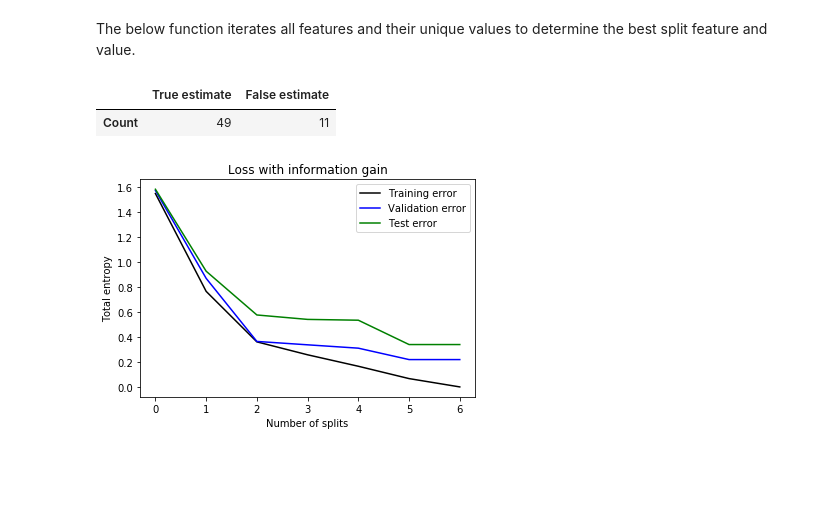
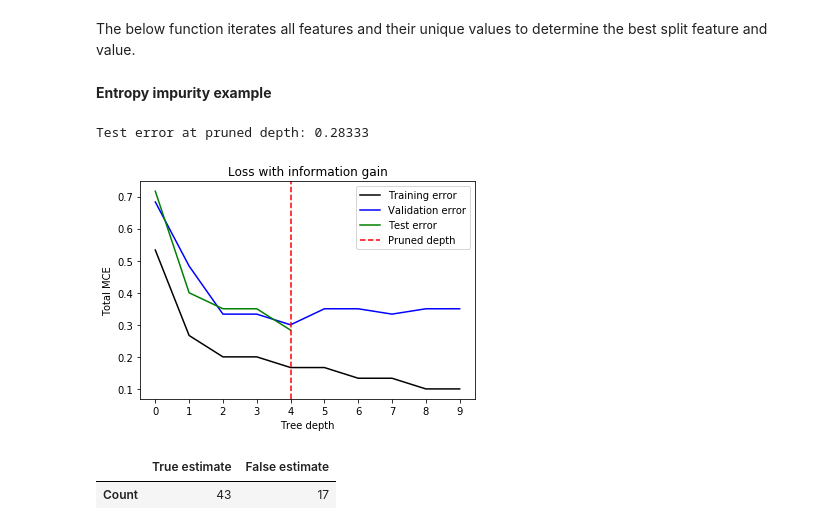
Before and after one commit to akinelden/cmpe480-fall19-project3, a Jupyter notebook: source.ipynb, the cells around one changed output. Drawn from its saved outputs; the diff is of its cells as text; code cells hidden in the pictures; blank space fills up the shorter version.

Commit message:
Misclassification error added as loss function and examples are plotted

```diff
--- a/source.ipynb
+++ b/source.ipynb
@@ -134,11 +161,11 @@ def treeGrowth(train, validation, impurityMeasure="entropy"):
     # Each created node is added to a priority queue and
     # the one with highest impurity is prioritized
     nodeQueue = []
-    root = Node(impMeasure(train), train, impMeasure(validation), validation)
+    root = Node(impMeasure(train), train, validation)
     heappush(nodeQueue, root)
     # Impurity measurements by each split is stored in list
-    totalTrainImp = [impMeasure(train)]
-    totalValidImp = [impMeasure(validation)]
+    totalTrainMCE = [root.trainMCE]
+    totalValidMCE = [root.validationMCE]
     totalTrainRow = len(train)
     totalValidRow = len(validation)
     level = 0
@@ -147,17 +174,18 @@ def treeGrowth(train, validation, impurityMeasure="entropy"):
         if currentNode.trainImp == 0:
             break # all nodes are pure
         currentNode.assignLevel(level)
-        feature, value, perf, childImps = findBestSplit(currentNode.trainData, currentNode.trainImp, perfMeasure)
+        feature, value, perf, childImps, childData = findBestSplit(currentNode.trainData, currentNode.trainImp, perfMeasure)
         if perf <= 0:
             continue # no training performance improvement, don't split the node
         leftValidation = currentNode.validationData[currentNode.validationData[feature] <= value]
         rightValidation = currentNode.validationData[currentNode.validationData[feature] > value]
-        validationPerf, childValImps = perfMeasure(currentNode.validationImp, [leftValidation, rightValidation])
-        totalTrainImp.append(np.round( totalTrainImp[level] - perf * len(currentNode.trainData) / totalTrainRow , 5))
-        totalValidImp.append( np.round( totalValidImp[level] - validationPerf * len(currentNode.validationData) / totalValidRow , 5))
-        leftChild, rightChild = currentNode.split(feature, value, childImps, childValImps)
+        leftChild, rightChild = currentNode.split(feature, value, childData, childImps)
+        trainLossChange = lossImprovement(currentNode.trainMCE, childData, [leftChild.trainMCE, rightChild.trainMCE])
+        validationLossChange = lossImprovement(currentNode.validationMCE, [leftValidation, rightValidation], [leftChild.validationMCE, rightChild.validationMCE])
+        totalTrainMCE.append(np.round( totalTrainMCE[level] - trainLossChange * currentNode.trainSize / totalTrainRow , 5))
+        totalValidMCE.append( np.round( totalValidMCE[level] - validationLossChange * currentNode.validationSize / totalValidRow , 5))
         heappush(nodeQueue, leftChild)
         heappush(nodeQueue, rightChild)
         level += 1
-    return root, totalTrainImp, totalValidImp
+    return root, totalTrainMCE, totalValidMCE
 # %%
@@ -202,18 +226,18 @@ def predictTestData(test, root, split_number, impurityMeasure="entropy"):
 # %%
-def plotImpurityGraph(trainResults, validationResults, testResults, impurityMeasure):
+def plotImpurityGraph(trainResults, validationResults, testResults, impurityMeasure, split_number):
     splits = np.arange(len(trainResults))
     plt.figure()
     plt.plot(splits, trainResults, 'k-', label='Training error')
     plt.plot(splits, validationResults, 'b-', label='Validation error')
-    plt.plot(splits, testResults, 'g-', label='Test error')
-    plt.xlabel("Number of splits")
+    plt.plot(splits[:len(testResults)], testResults, 'g-', label='Test error')
+    plt.xlabel("Tree depth")
+    plt.axvline(split_number, color="r", linestyle='--', label='Pruned depth')
     plt.xticks(splits, splits)
+    plt.ylabel("Total MCE")
     if impurityMeasure == "entropy":
         plt.title("Loss with information gain")
-        plt.ylabel("Total entropy")
     elif impurityMeasure == "gini":
         plt.title("Loss with gini impurity")
-        plt.ylabel("Total gini")
     plt.legend()
 # %%
 def decisionLearning(data, impurityMeasure="entropy", tr_val_te_ratios=[0.2, 0.4, 0.4], seed=480):
@@ -225,16 +249,23 @@ def decisionLearning(data, impurityMeasure="entropy", tr_val_te_ratios=[0.2, 0.4
     training = shuffled[:tr]
     validation = shuffled[tr:val]
     test = shuffled[val:]
-    root, trainImps, validImps = treeGrowth(training, validation, impurityMeasure)
+    root, trainLoss, validLoss = treeGrowth(training, validation, impurityMeasure)
     # Get the max number of splits which gives the minimum validation error
-    split_number = np.where(validImps == min(validImps))[0].max()
-    testImps, accuracy = predictTestData(test, root, split_number, impurityMeasure)
-    plotImpurityGraph(trainImps, validImps, testImps, impurityMeasure)
-    return (root, trainImps, validImps, testImps, accuracy)
+    split_number = np.where(validLoss == min(validLoss))[0].max()
+    testLoss, accuracy = predictTestData(test, root, split_number)
+    plotImpurityGraph(trainLoss, validLoss, testLoss, impurityMeasure, split_number)
+    return (root, trainLoss, validLoss, testLoss, split_number, accuracy)
-# %%
-results = decisionLearning(iris, seed=7)
-results[-1]
-# %% [output]
-|  | True estimate | False estimate |
-| Count | 49 | 11 |
-[figure, removed]
+# %% [markdown]
+**Entropy impurity example**
+# %%
+results = decisionLearning(iris, "entropy", seed=2)
+# The last test error value
+print("Test error at pruned depth: {0}".format(results[3][-1]))
+# %% [output]
+Test error at pruned depth: 0.28333
+[figure, added]
+# %%
+results[-1]
+# %% [output]
+|  | True estimate | False estimate |
+| Count | 43 | 17 |
```
Also changed, not shown: parts of 14 cells of this notebook, 1 other file.
